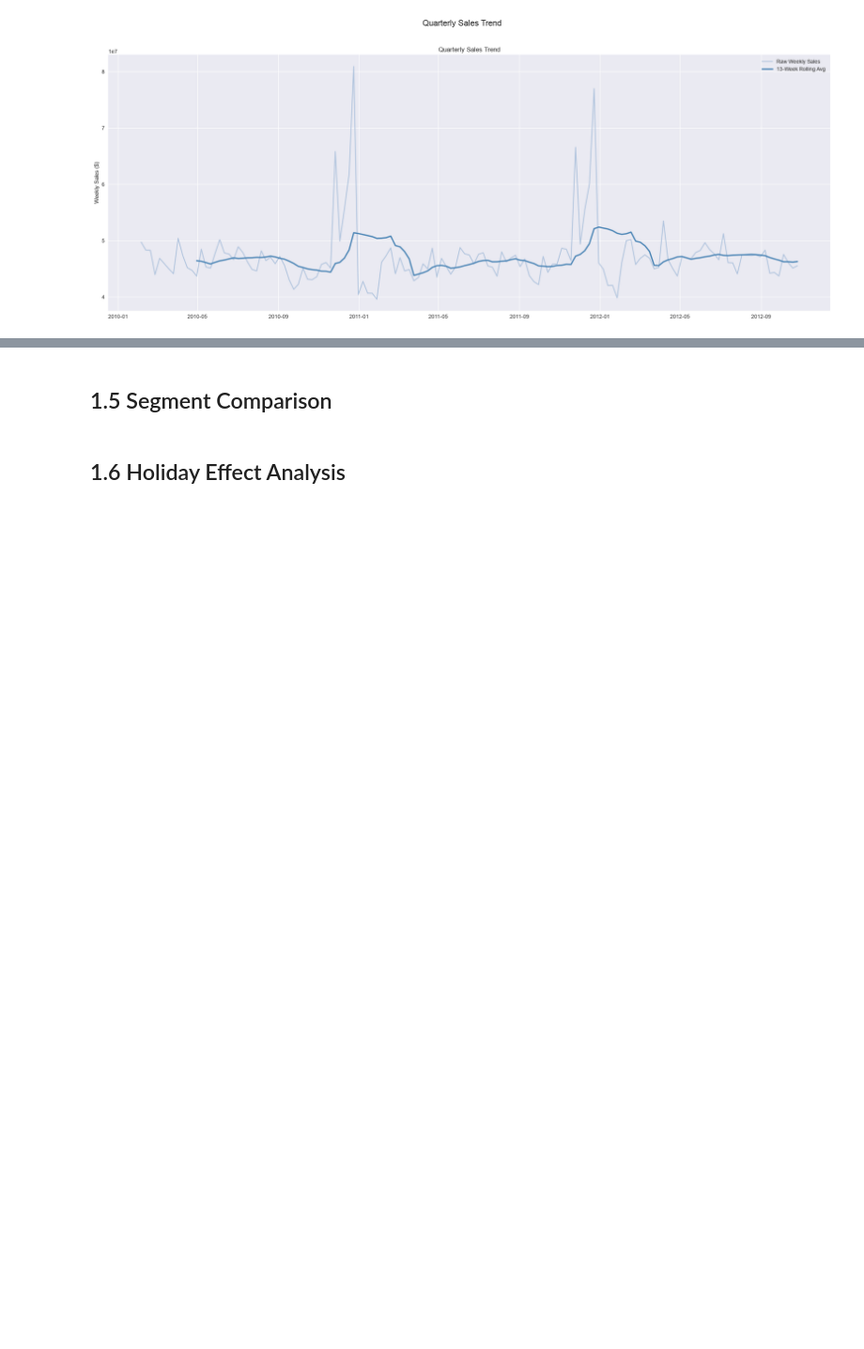
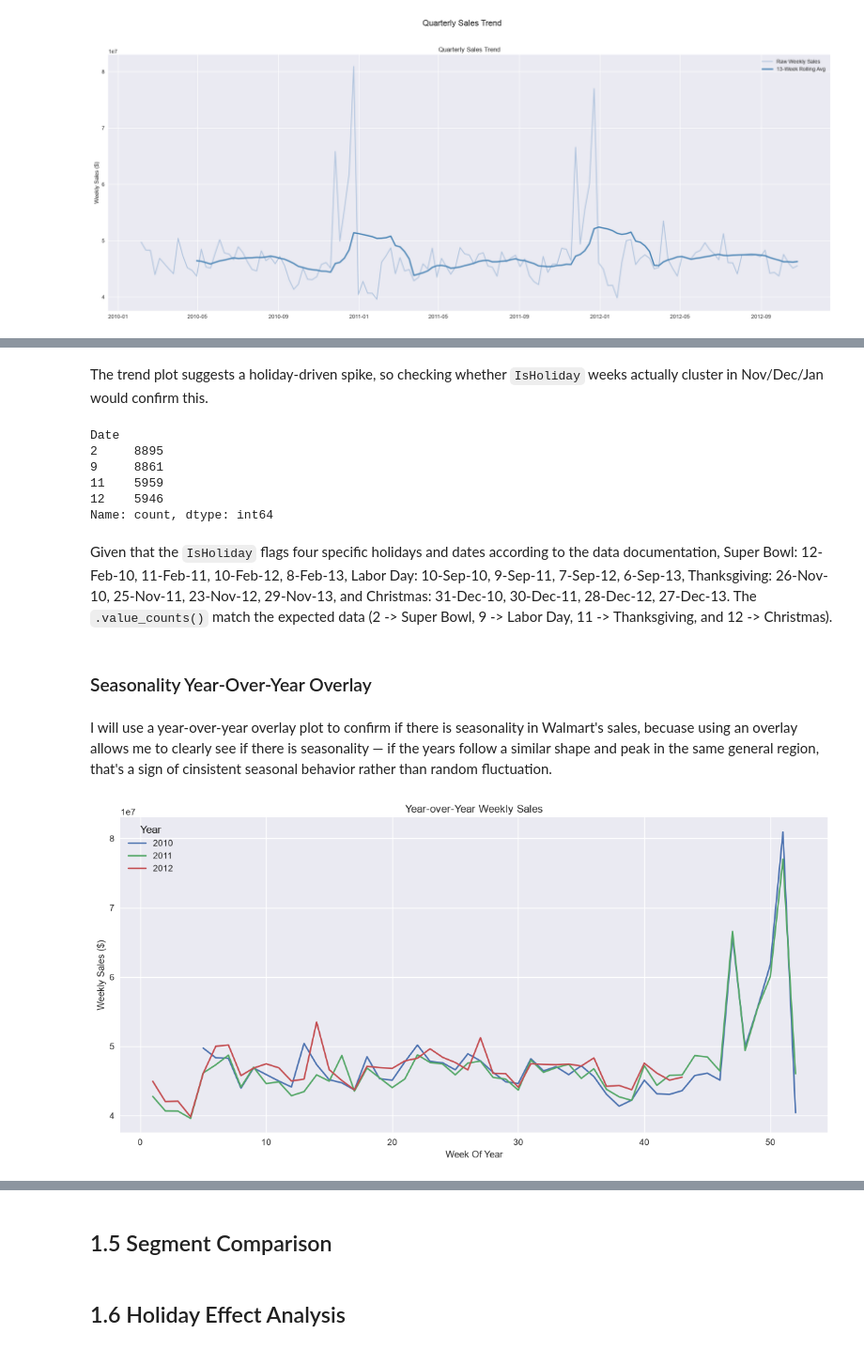
Before and after one commit to joshuasim/time-series-forecasting, a Jupyter notebook: notebooks/01_eda.ipynb, the cells around one changed output, grey strips where cells are left out. Shown at 94% size. Cells and saved outputs as stored; diff of their text form; code cells hidden in the pictures; blank space fills up the shorter version.

Commit message:
complete section 1.4 Time series structure, evidence of seasonality, no trend, or context variables over time correlation

```diff
--- a/notebooks/01_eda.ipynb
+++ b/notebooks/01_eda.ipynb
@@ -308,0 +320,38 @@ plt.show()
+# %% [markdown]
+The trend plot suggests a holiday-driven spike, so checking whether `IsHoliday` weeks actually cluster in Nov/Dec/Jan would confirm this.
+# %%
+holiday_weeks = df.loc[df['IsHoliday']==True, 'Date']
+holiday_weeks.dt.month.value_counts()
+# %% [output]
+Date
+2     8895
+9     8861
+11    5959
+12    5946
+Name: count, dtype: int64
+# %% [markdown]
+Given that the `IsHoliday` flags four specific holidays and dates according to the data documentation, Super Bowl: 12-Feb-10, 11-Feb-11, 10-Feb-12, 8-Feb-13, Labor Day: 10-Sep-10, 9-Sep-11, 7-Sep-12, 6-Sep-13, Thanksgiving: 26-Nov-10, 25-Nov-11, 23-Nov-12, 29-Nov-13, and Christmas: 31-Dec-10, 30-Dec-11, 28-Dec-12, 27-Dec-13. The `.value_counts()` match the expected data (2 -> Super Bowl, 9 -> Labor Day, 11 -> Thanksgiving, and 12 -> Christmas).
+# %% [markdown]
+### Seasonality Year-Over-Year Overlay
+# %% [markdown]
+I will use a year-over-year overlay plot to confirm if there is seasonality in Walmart's sales, becuase using an overlay allows me to clearly see if there is seasonality — if the years follow a similar shape and peak in the same general region, that's a sign of cinsistent seasonal behavior rather than random fluctuation.
+# %%
+df['Year'] = df['Date'].dt.year
+df['Week'] = df['Date'].dt.isocalendar().week
+
+weekly_by_year = df.groupby(['Year', 'Week'])['Weekly_Sales'].sum().reset_index()
+
+# pivot so each year becomes its own column, indexed by week
+yoy_pivot = weekly_by_year.pivot(index='Week', columns='Year', values='Weekly_Sales')
+
+# plot
+ax = yoy_pivot.plot(figsize=(12,6))
+ax.set_xlabel('Week Of Year')
+ax.set_ylabel('Weekly Sales ($)')
+ax.set_title('Year-over-Year Weekly Sales')
+
+plt.tight_layout()
+plt.savefig('../images/yoy_weekly_sales.png', bbox_inches='tight')
+plt.show()
+# %% [output]
+[figure, added]
```
Also changed, not shown: parts of 7 cells of this notebook, 2 other files.
